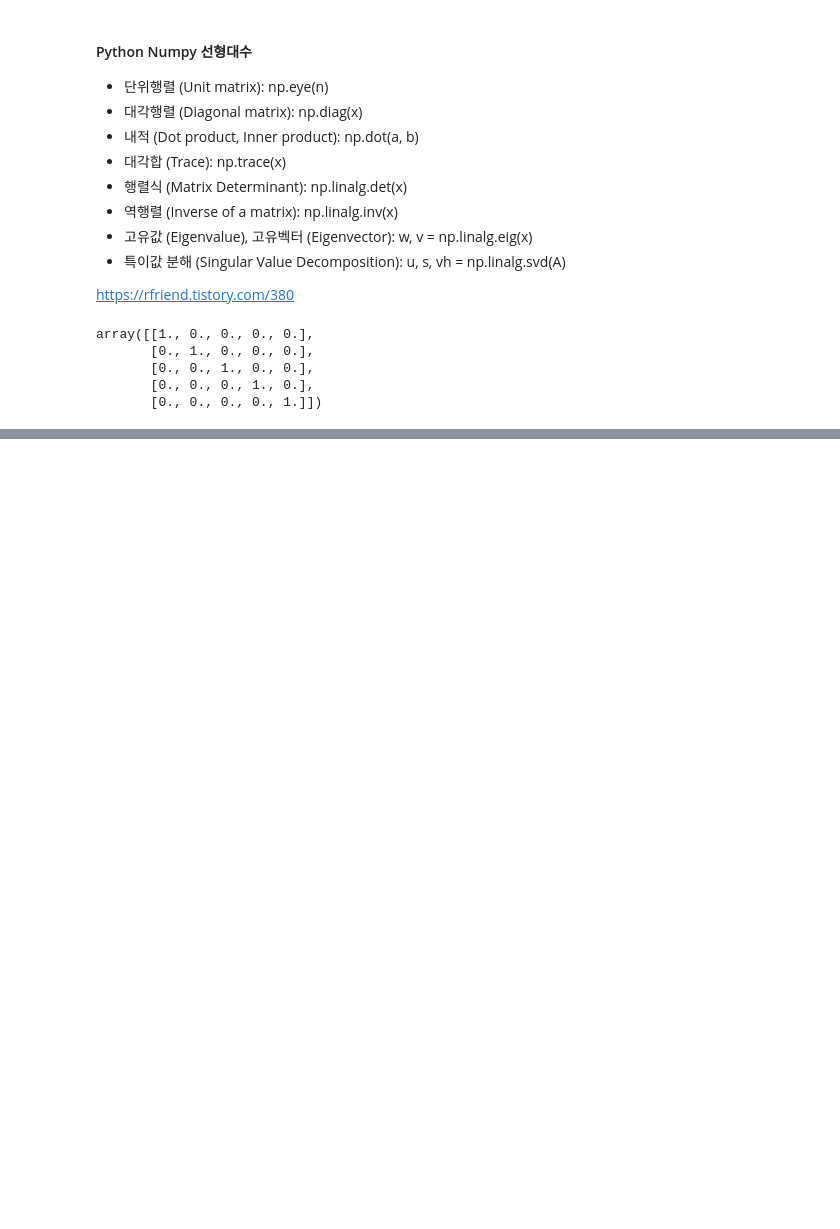
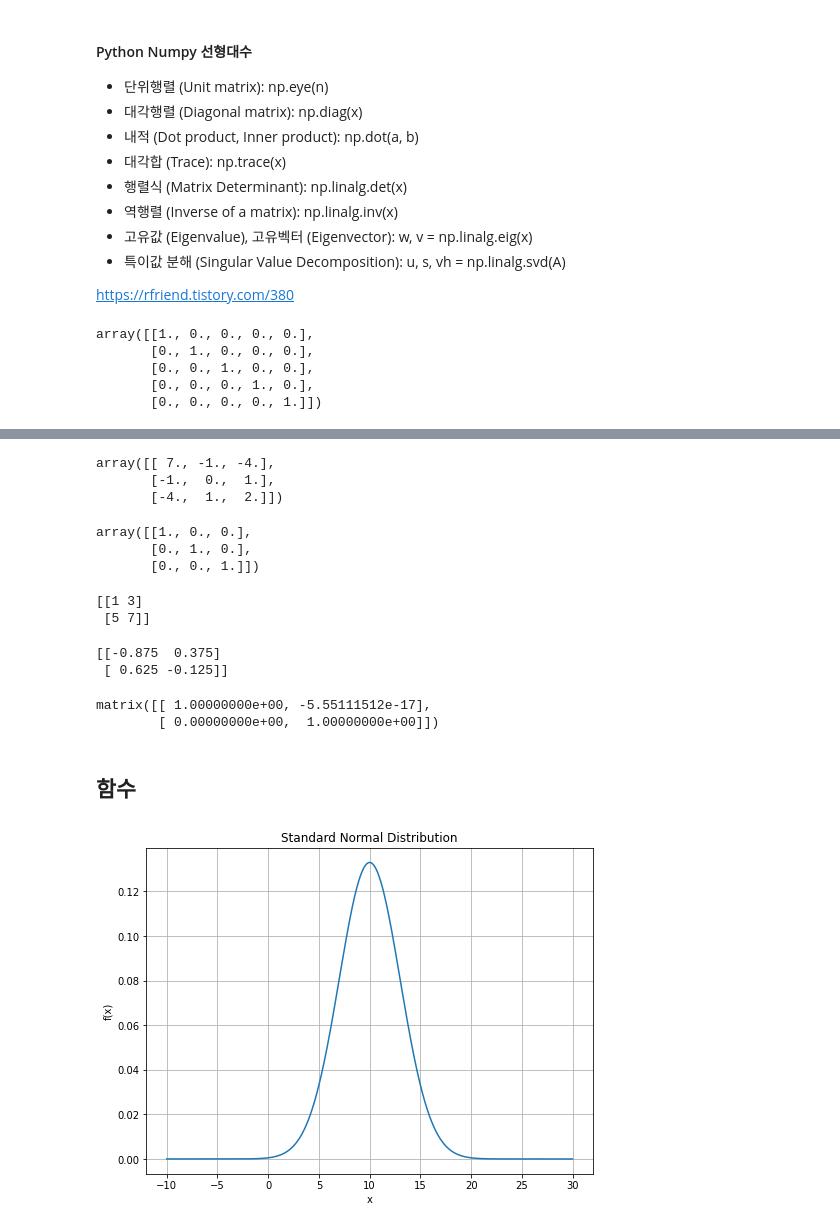
Before and after one commit to bnv20/kdt7, a Jupyter notebook: m4_선형대수/선형대수.ipynb, the cells around one changed output, grey strips where cells are left out. Drawn from its saved outputs; the diff is of its cells as text; code cells hidden in the pictures; blank space fills up the shorter version.

```diff
--- a/m4_선형대수/선형대수.ipynb
+++ b/m4_선형대수/선형대수.ipynb
@@ -48,0 +272,48 @@ y = np.array([[6.,23],[-1,7],[8,9]])
+# %%
+mt2 = np.linalg.inv(mt1)
+mt2
+# %% [output]
+array([[ 7., -1., -4.],
+       [-1.,  0.,  1.],
+       [-4.,  1.,  2.]])
+# %%
+np.dot(mt1,mt2)
+# %% [output]
+array([[1., 0., 0.],
+       [0., 1., 0.],
+       [0., 0., 1.]])
+# %%
+# Q. 아래 행렬의 역행렬을 구하고 검증하세요
+arr = np.matrix([[1,3],[5,7]])
+print(arr)
+# %% [output]
+[[1 3]
+ [5 7]]
+# %%
+arr_inv = np.linalg.inv(arr)
+print(arr_inv,'\n')
+np.dot(arr,arr_inv)
+# %% [output]
+[[-0.875  0.375]
+ [ 0.625 -0.125]]
+matrix([[ 1.00000000e+00, -5.55111512e-17],
+        [ 0.00000000e+00,  1.00000000e+00]])
+# %% [markdown]
+## 함수
+# %%
+# Q. 평균이 10, 표준편차가 3인 정규분포의 확률밀도함수를 그래프로 표현
+
+import matplotlib.pyplot as plt
+import numpy as np
+from scipy.stats import norm
+
+x = np.arange(-10, 30, 0.001)
+plt.figure(figsize=(8,6))
+plt.title('Standard Normal Distribution')
+plt.xlabel('x')
+plt.ylabel('f(x)')
+plt.grid()
+plt.plot(x, norm.pdf(x, loc=10, scale=3))
+plt.show()
+# %% [output]
+[figure, added]
```
Also changed, not shown: parts of 23 cells of this notebook.
